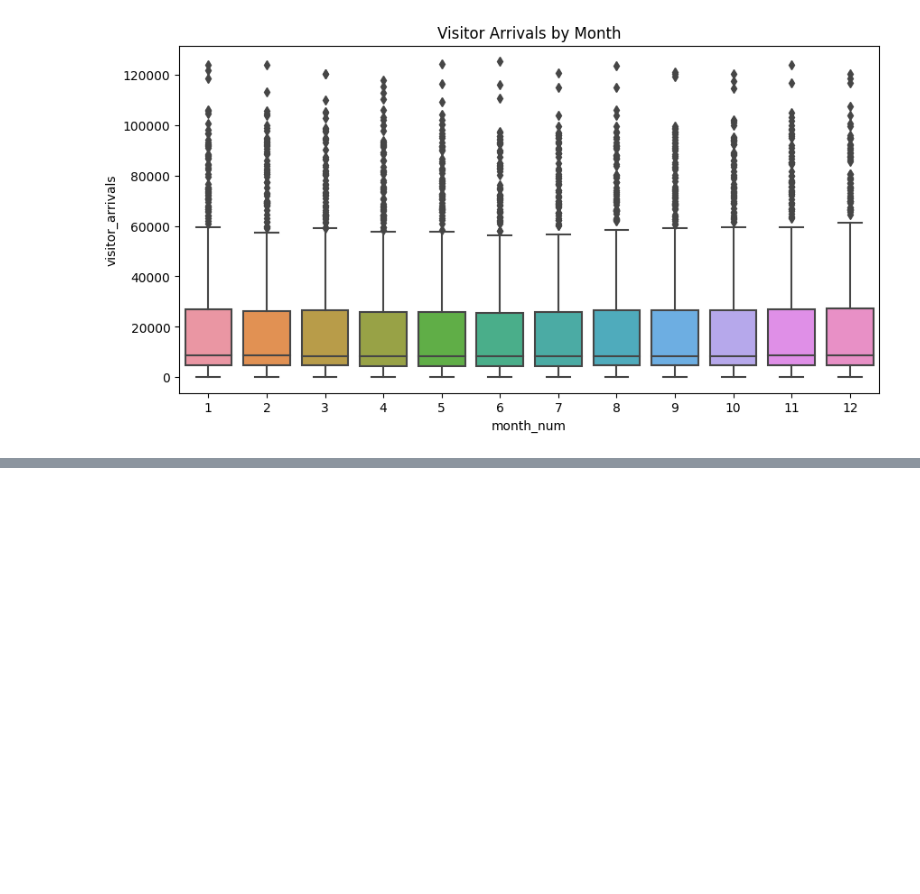
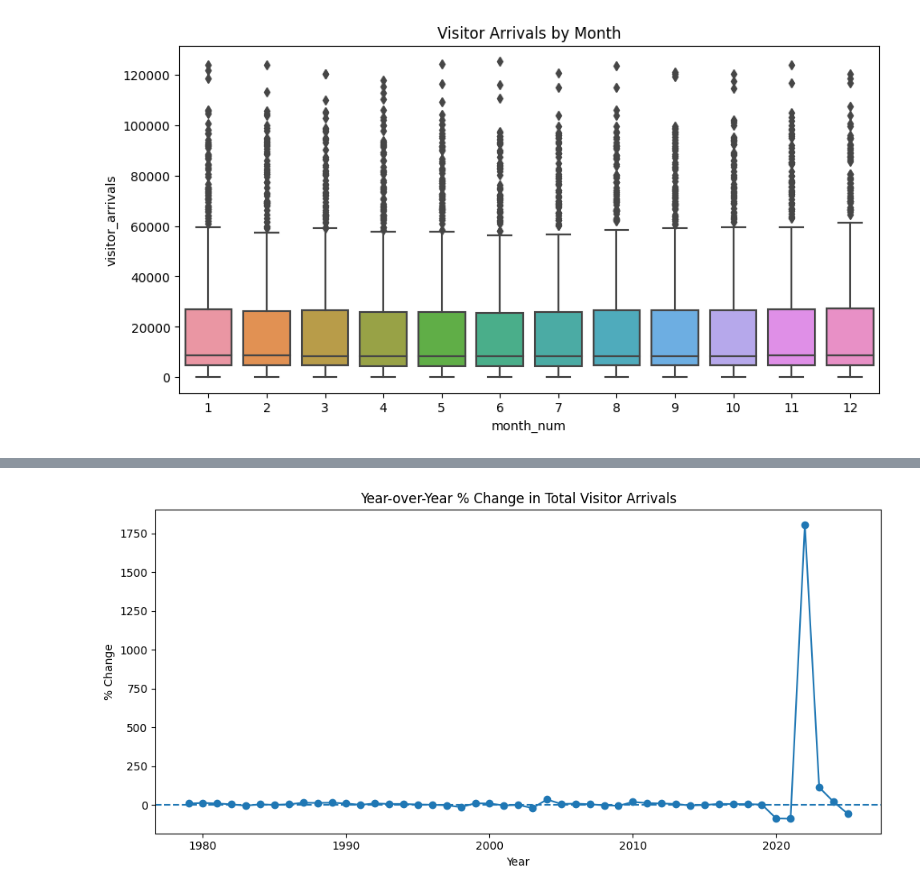
Before and after one commit to Lhanxi/IS3107-tourism-crowd-pipeline, a Jupyter notebook: notebooks/eda_features.ipynb, the cells around one changed output, grey strips where cells are left out. Saved outputs shown, nothing was run; the diff lists cells and outputs as text; code cells hidden in the pictures; blank space fills up the shorter version.

```diff
--- a/notebooks/eda_features.ipynb
+++ b/notebooks/eda_features.ipynb
@@ -314,0 +379,29 @@ plt.show()
+# %%
+total_data["month"] = pd.to_datetime(total_data["month"])
+total_data["year"] = total_data["month"].dt.year
+
+visitor_total_df = (
+    total_data.groupby("year", as_index=False)["total_visitor_arrivals"]
+    .sum()
+    .sort_values("year")
+)
+
+visitor_total_df["total_visitor_arrivals_pct_change"] = (
+    visitor_total_df["total_visitor_arrivals"].pct_change() * 100
+)
+visitor_total_df.to_csv("../data/visitor_total_df.csv", index=False)
+# %%
+plt.figure(figsize=(10, 5))
+plt.plot(
+    visitor_total_df["year"],
+    visitor_total_df["total_visitor_arrivals_pct_change"],
+    marker="o"
+)
+plt.axhline(0, linestyle="--")
+plt.title("Year-over-Year % Change in Total Visitor Arrivals")
+plt.xlabel("Year")
+plt.ylabel("% Change")
+plt.tight_layout()
+plt.show()
+# %% [output]
+[figure, added]
```
Also changed, not shown: parts of 3 cells of this notebook.
